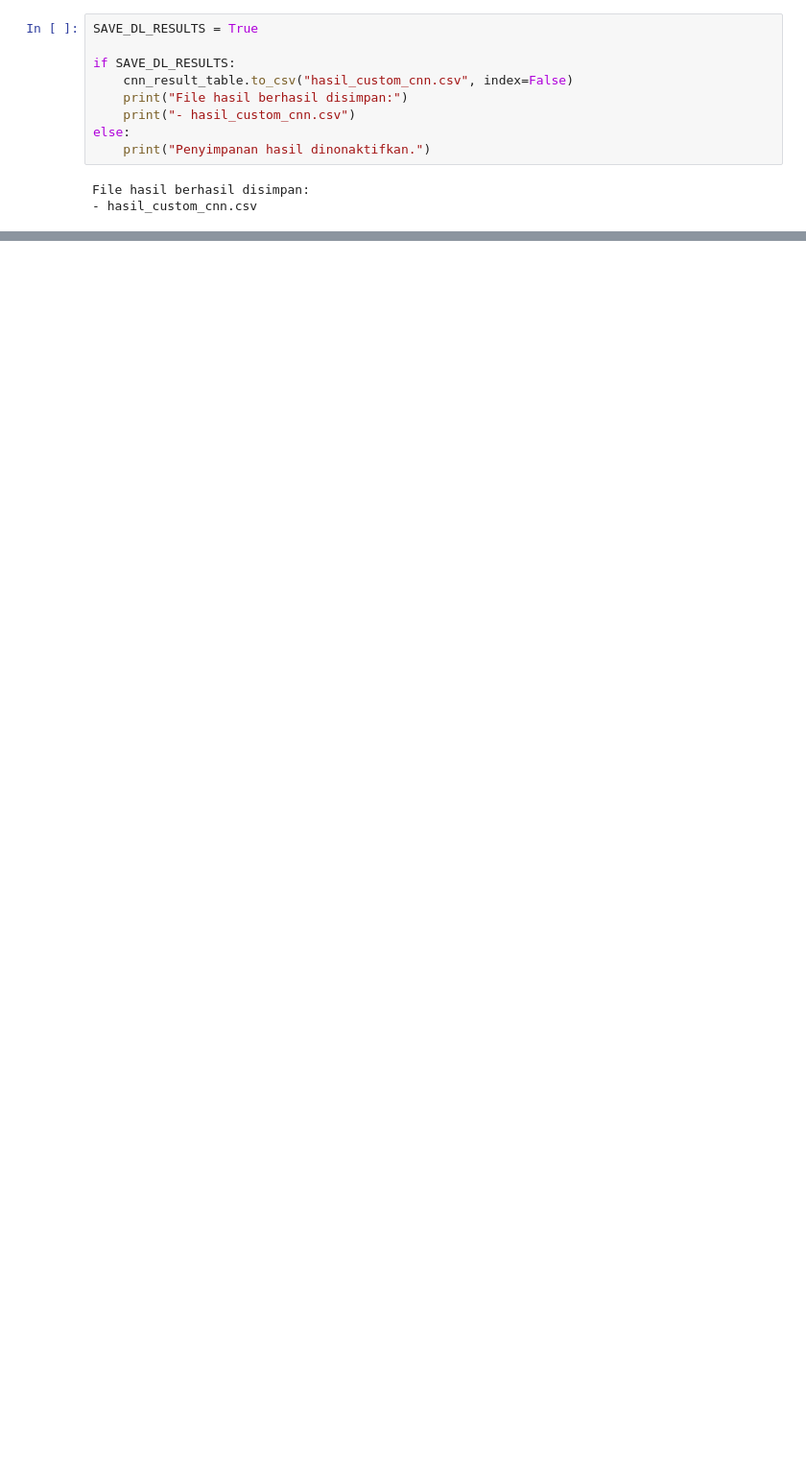
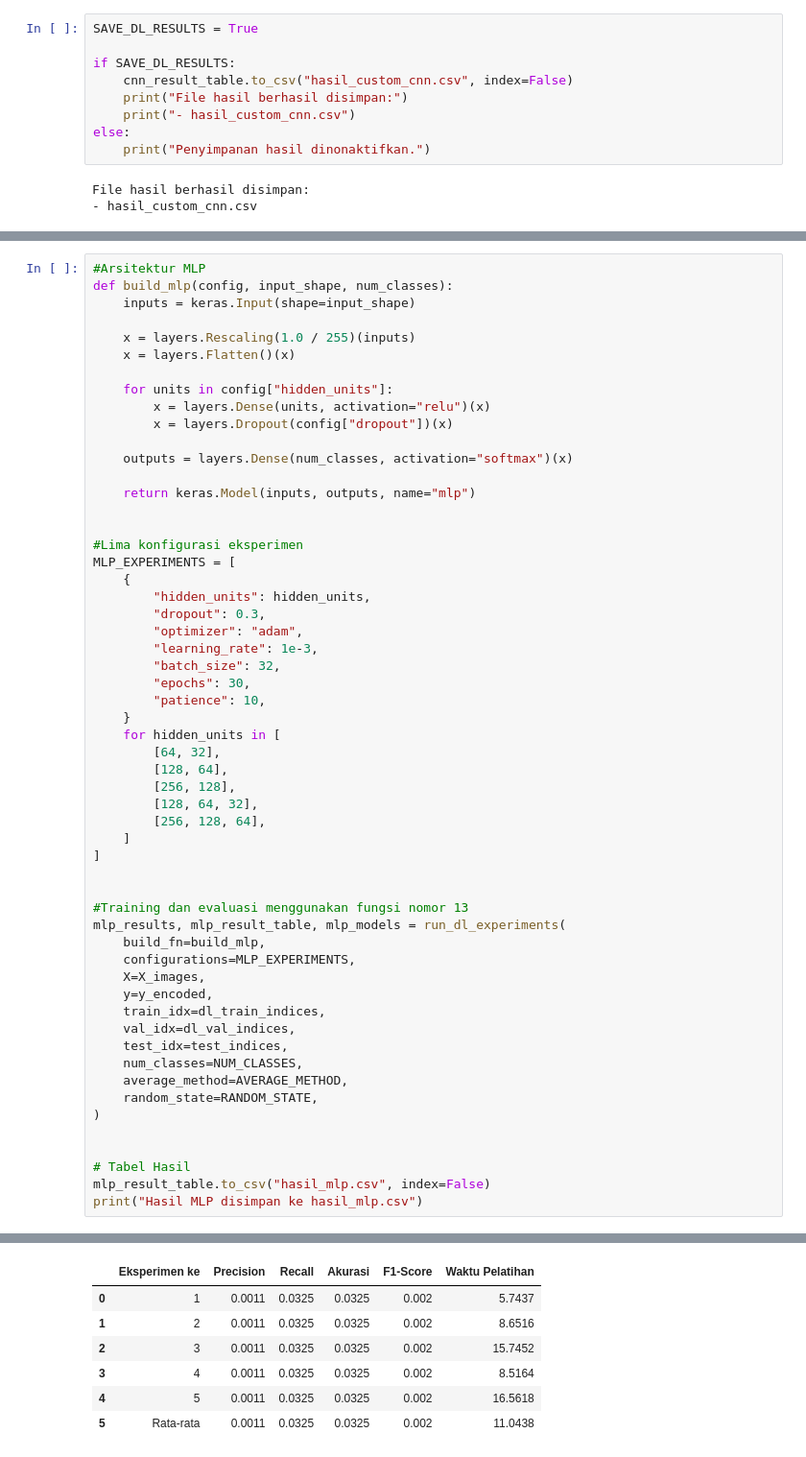
Before and after one commit to Valentino812/ML_Klasifikasi_Data_Citra, a Jupyter notebook: training.ipynb, the cells around one changed output, grey strips where cells are left out. Shown at 96% size. Cells and saved outputs as stored; diff of their text form; blank space fills up the shorter version.

Commit message:
Added MLP Deep learning Experiment

```diff
--- a/training.ipynb
+++ b/training.ipynb
@@ -915,0 +920,57 @@ File hasil berhasil disimpan:
+# %%
+#Arsitektur MLP
+def build_mlp(config, input_shape, num_classes):
+    inputs = keras.Input(shape=input_shape)
+
+    x = layers.Rescaling(1.0 / 255)(inputs)
+    x = layers.Flatten()(x)
+
+    for units in config["hidden_units"]:
+        x = layers.Dense(units, activation="relu")(x)
+        x = layers.Dropout(config["dropout"])(x)
+
+    outputs = layers.Dense(num_classes, activation="softmax")(x)
+
+    return keras.Model(inputs, outputs, name="mlp")
+
+
+#Lima konfigurasi eksperimen
+MLP_EXPERIMENTS = [
+    {
+        "hidden_units": hidden_units,
+        "dropout": 0.3,
+        "optimizer": "adam",
+        "learning_rate": 1e-3,
+        "batch_size": 32,
+        "epochs": 30,
+        "patience": 10,
+    }
+    for hidden_units in [
+        [64, 32],
+        [128, 64],
+        [256, 128],
+        [128, 64, 32],
+        [256, 128, 64],
+    ]
+]
+
+
+#Training dan evaluasi menggunakan fungsi nomor 13
+mlp_results, mlp_result_table, mlp_models = run_dl_experiments(
+    build_fn=build_mlp,
+    configurations=MLP_EXPERIMENTS,
+    X=X_images,
+    y=y_encoded,
+    train_idx=dl_train_indices,
+    val_idx=dl_val_indices,
+    test_idx=test_indices,
+    num_classes=NUM_CLASSES,
+    average_method=AVERAGE_METHOD,
+    random_state=RANDOM_STATE,
+)
+
+
+# Tabel Hasil
+mlp_result_table.to_csv("hasil_mlp.csv", index=False)
+print("Hasil MLP disimpan ke hasil_mlp.csv")
+# %% [output]
@@ -915,0 +984,7 @@ File hasil berhasil disimpan:
+|  | Eksperimen ke | Precision | Recall | Akurasi | F1-Score | Waktu Pelatihan |
+| 0 | 1 | 0.0011 | 0.0325 | 0.0325 | 0.002 | 5.7437 |
+| 1 | 2 | 0.0011 | 0.0325 | 0.0325 | 0.002 | 8.6516 |
+| 2 | 3 | 0.0011 | 0.0325 | 0.0325 | 0.002 | 15.7452 |
+| 3 | 4 | 0.0011 | 0.0325 | 0.0325 | 0.002 | 8.5164 |
+| 4 | 5 | 0.0011 | 0.0325 | 0.0325 | 0.002 | 16.5618 |
+| 5 | Rata-rata | 0.0011 | 0.0325 | 0.0325 | 0.002 | 11.0438 |
```
Also changed, not shown: parts of 9 cells of this notebook, 1 other file.
